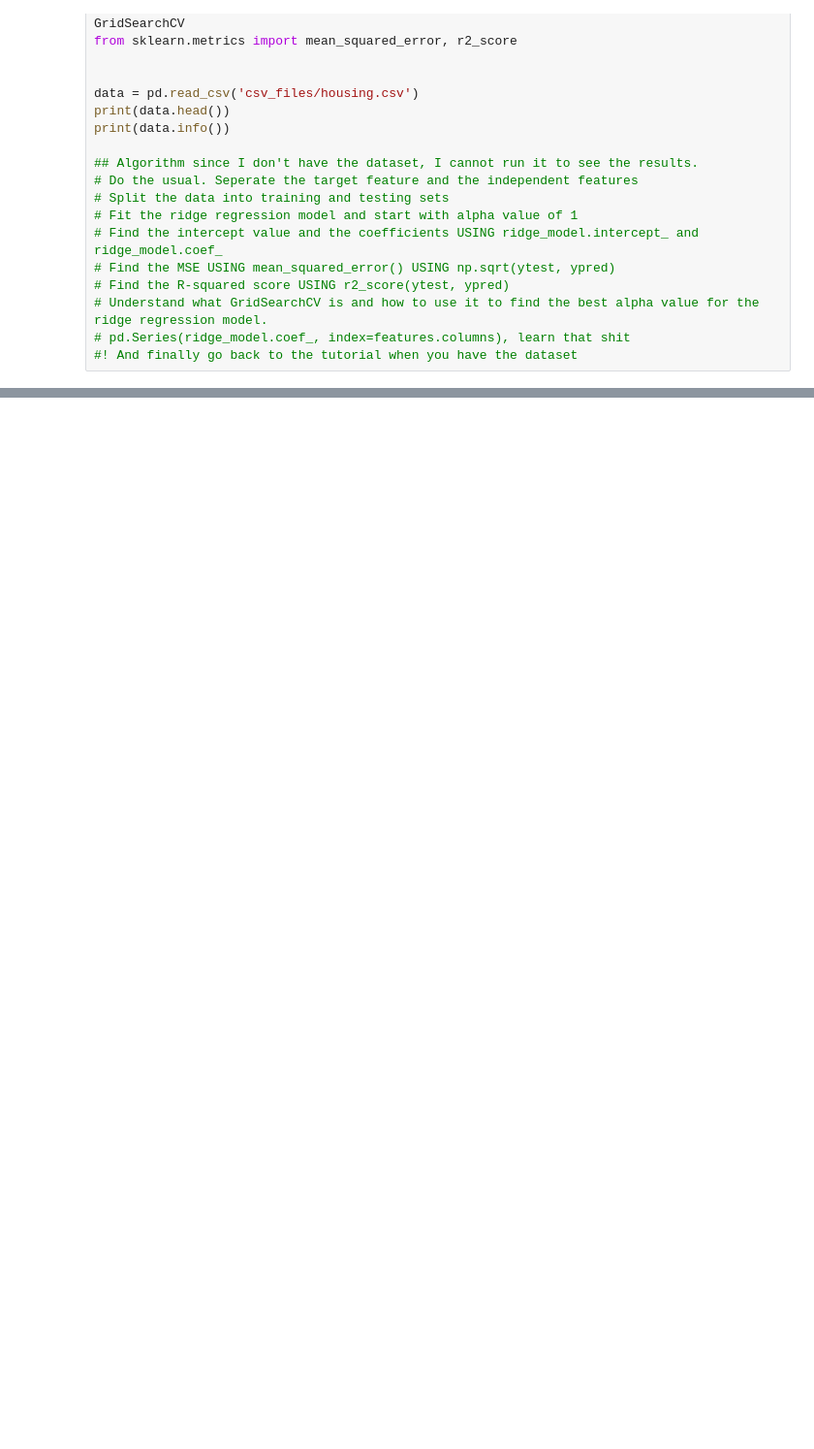
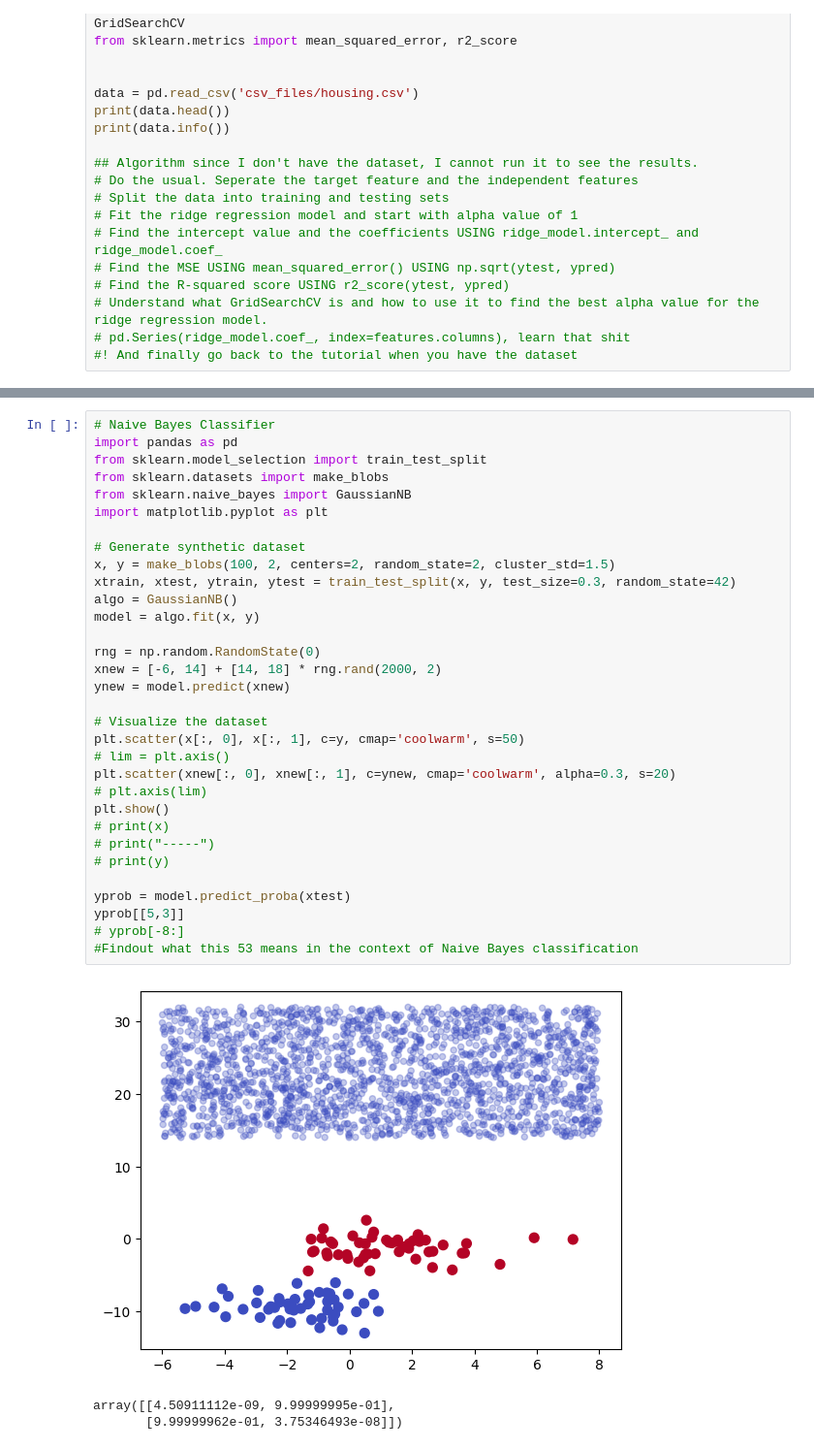
Before and after one commit to NedytheCoder/AI-Foundation, a Jupyter notebook: notebooks/supervised_learning.ipynb, the cells around one changed output, grey strips where cells are left out. Shown at 97% size. Saved outputs shown, nothing was run; the diff lists cells and outputs as text; blank space fills up the shorter version.

Commit message:
math notes - machine_learning & notebooks - supervised learning (Naive Bayes Gaussian Classification study)

```diff
--- a/notebooks/supervised_learning.ipynb
+++ b/notebooks/supervised_learning.ipynb
@@ -376,0 +374,36 @@ R-squared Score after LassoCV: 0.29544329638499756
+# %%
+# Naive Bayes Classifier
+import pandas as pd
+from sklearn.model_selection import train_test_split
+from sklearn.datasets import make_blobs
+from sklearn.naive_bayes import GaussianNB
+import matplotlib.pyplot as plt
+
+# Generate synthetic dataset
+x, y = make_blobs(100, 2, centers=2, random_state=2, cluster_std=1.5)
+xtrain, xtest, ytrain, ytest = train_test_split(x, y, test_size=0.3, random_state=42)
+algo = GaussianNB()
+model = algo.fit(x, y)
+
+rng = np.random.RandomState(0)
+xnew = [-6, 14] + [14, 18] * rng.rand(2000, 2)
+ynew = model.predict(xnew)
+
+# Visualize the dataset
+plt.scatter(x[:, 0], x[:, 1], c=y, cmap='coolwarm', s=50)
+# lim = plt.axis()
+plt.scatter(xnew[:, 0], xnew[:, 1], c=ynew, cmap='coolwarm', alpha=0.3, s=20)
+# plt.axis(lim)
+plt.show()
+# print(x)
+# print("-----")
+# print(y)
+
+yprob = model.predict_proba(xtest)
+yprob[[5,3]]
+# yprob[-8:]
+#Findout what this 53 means in the context of Naive Bayes classification
+# %% [output]
+[figure, added]
+array([[4.50911112e-09, 9.99999995e-01],
+       [9.99999962e-01, 3.75346493e-08]])
```
Also changed, not shown: parts of 1 cell of this notebook, 1 other file.
